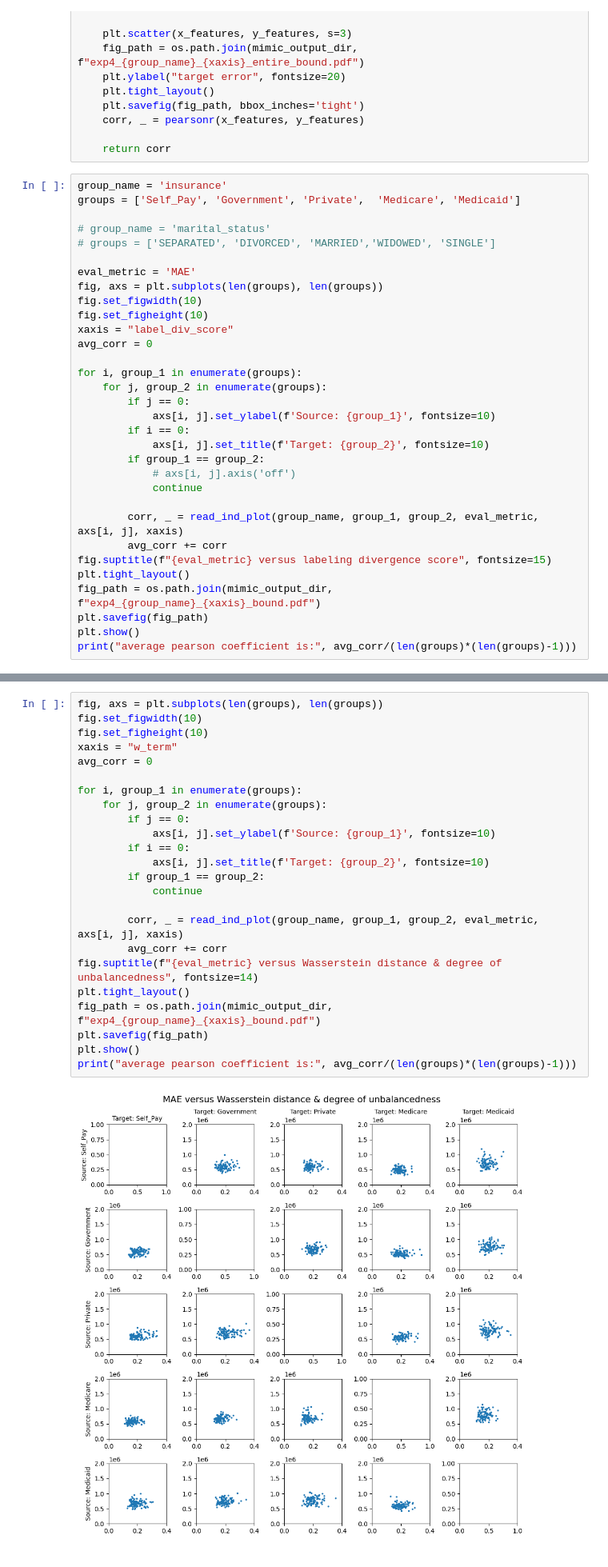
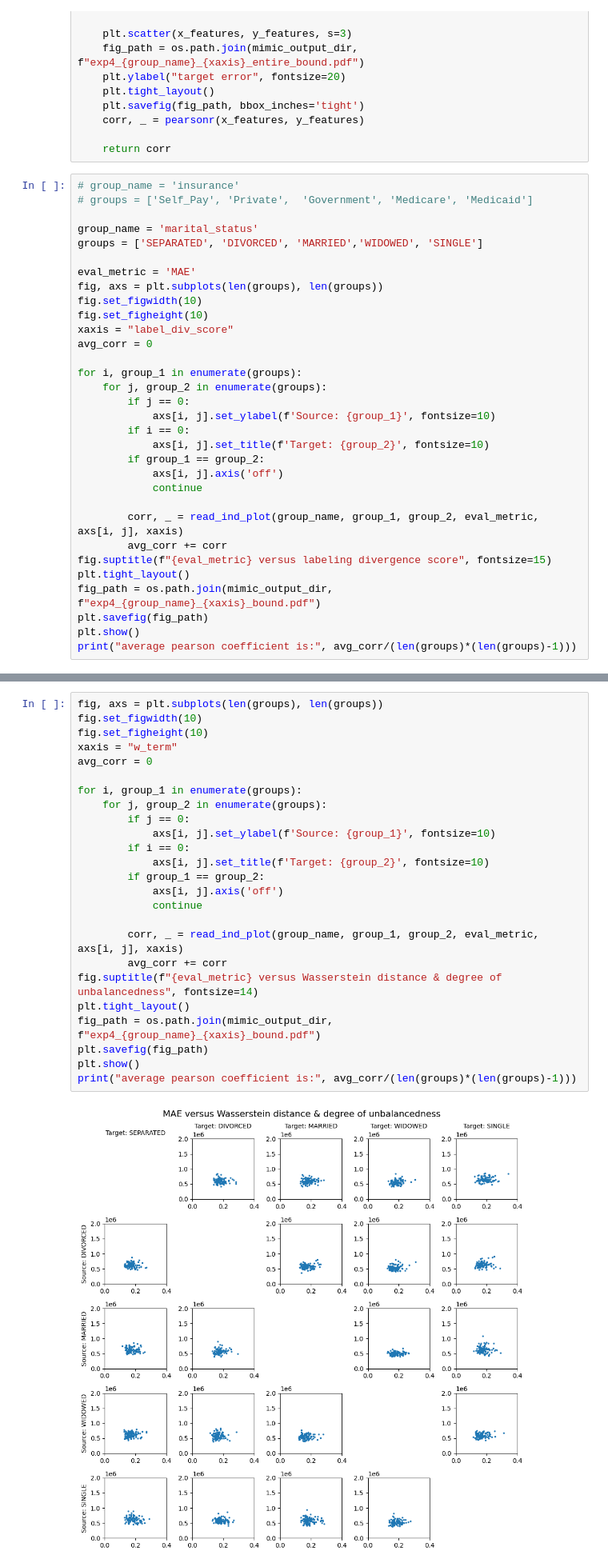
Before and after one commit to causalpathlab/EHR-OT, a Jupyter notebook: mimic_exp/admission/mimic_exp4_bound.ipynb, the cells around one changed output, grey strips where cells are left out. Shown at 80% size. Cells and saved outputs as stored; diff of their text form.

```diff
--- a/mimic_exp/admission/mimic_exp4_bound.ipynb
+++ b/mimic_exp/admission/mimic_exp4_bound.ipynb
@@ -78,11 +78,11 @@ def read_entire_plot(group_name, groups, xaxis, eval_metric):
 
     return corr
 # %%
-group_name = 'insurance'
-groups = ['Self_Pay', 'Government', 'Private',  'Medicare', 'Medicaid']
+# group_name = 'insurance'
+# groups = ['Self_Pay', 'Private',  'Government', 'Medicare', 'Medicaid']
 
-# group_name = 'marital_status'
-# groups = ['SEPARATED', 'DIVORCED', 'MARRIED','WIDOWED', 'SINGLE']
+group_name = 'marital_status'
+groups = ['SEPARATED', 'DIVORCED', 'MARRIED','WIDOWED', 'SINGLE']
 
 eval_metric = 'MAE'
 fig, axs = plt.subplots(len(groups), len(groups))
@@ -98,7 +98,7 @@ for i, group_1 in enumerate(groups):
         if i == 0:
             axs[i, j].set_title(f'Target: {group_2}', fontsize=10)
         if group_1 == group_2:
-            # axs[i, j].axis('off')
+            axs[i, j].axis('off')
             continue
 
         corr, _ = read_ind_plot(group_name, group_1, group_2, eval_metric, axs[i, j], xaxis)
@@ -121,26 +121,27 @@ pearson correlation coefficient is: 0.5556993646329762
 # %%
 fig, axs = plt.subplots(len(groups), len(groups))
 fig.set_figwidth(10)
 fig.set_figheight(10)
 xaxis = "w_term"
 avg_corr = 0
 
 for i, group_1 in enumerate(groups):
     for j, group_2 in enumerate(groups):
         if j == 0:
             axs[i, j].set_ylabel(f'Source: {group_1}', fontsize=10)
         if i == 0:
             axs[i, j].set_title(f'Target: {group_2}', fontsize=10)
         if group_1 == group_2:
+            axs[i, j].axis('off')
             continue
 
         corr, _ = read_ind_plot(group_name, group_1, group_2, eval_metric, axs[i, j], xaxis)
         avg_corr += corr
 fig.suptitle(f"{eval_metric} versus Wasserstein distance & degree of unbalancedness", fontsize=14)
 plt.tight_layout()
 fig_path = os.path.join(mimic_output_dir, f"exp4_{group_name}_{xaxis}_bound.pdf")
 plt.savefig(fig_path)
 plt.show()
 print("average pearson coefficient is:", avg_corr/(len(groups)*(len(groups)-1)))
 # %% [output]
-[figure, old version]
+[figure, new version]
```
Also changed, not shown: parts of 4 cells of this notebook, 9 other files.
